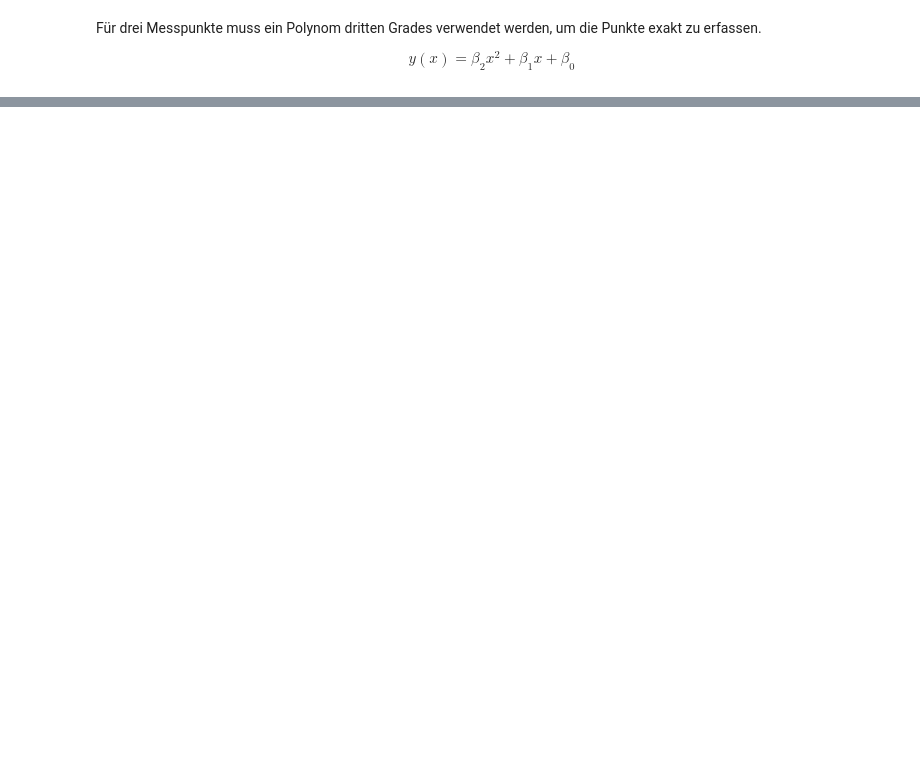
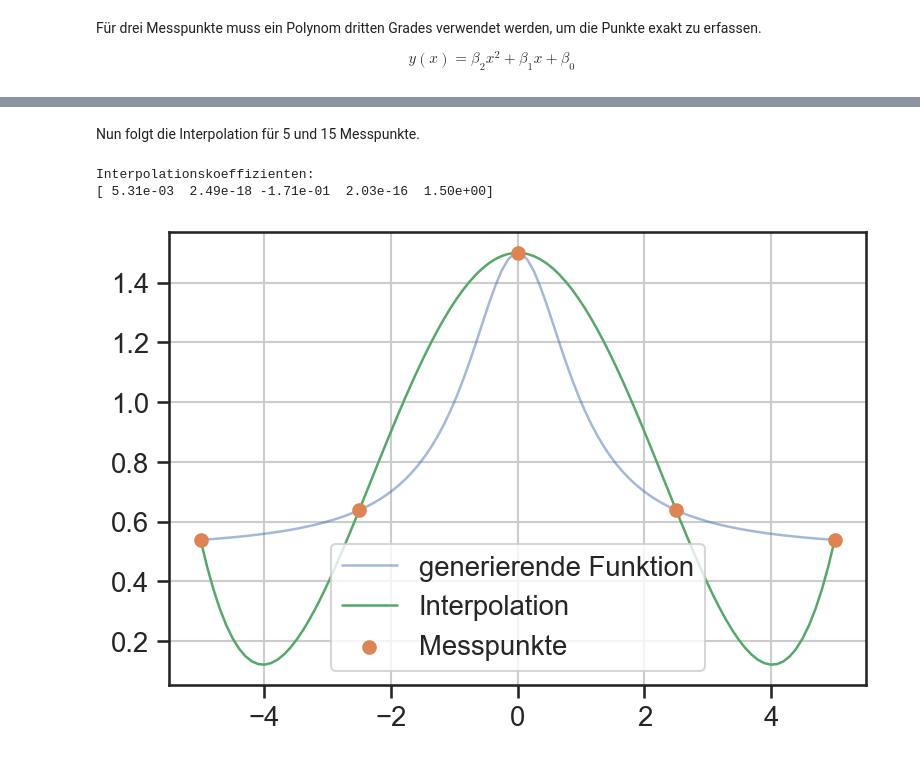
Before and after one commit to lu-kas/Vorlesung_Ingenieurinformatik, a Jupyter notebook: Content/Script/03_datenanalyse/0331_interpolation.ipynb, the cells around one changed output, grey strips where cells are left out. Saved outputs shown, nothing was run; the diff lists cells and outputs as text; code cells hidden in the pictures; blank space fills up the shorter version.

Commit message:
poly interpolation finished

```diff
--- a/Content/Script/03_datenanalyse/0331_interpolation.ipynb
+++ b/Content/Script/03_datenanalyse/0331_interpolation.ipynb
@@ -185,0 +225,29 @@ plt.grid();
+# %%
+def fnk(x):
+    return 0.5 + 1/(1+x**2)
+# %%
+xmin = -5
+xmax =  5
+x = np.linspace(xmin, xmax, 100)
+y = fnk(x)
+# %%
+n = 5
+xi = np.linspace(xmin, xmax, n)
+yi = fnk(xi)
+# %% [markdown]
+Nun folgt die Interpolation für 5 und 15 Messpunkte.
+# %%
+P = np.polyfit(xi, yi, n-1)
+print("Interpolationskoeffizienten:")
+print(P)
+# %% [output]
+Interpolationskoeffizienten:
+[ 5.31e-03  2.49e-18 -1.71e-01  2.03e-16  1.50e+00]
+# %%
+plt.plot(x, y, color='C0', alpha=0.5, label='generierende Funktion')
+plt.plot(x, np.polyval(P, x), color='C2', label='Interpolation')
+plt.scatter(xi, yi, color='C1', label='Messpunkte', zorder=3)
+plt.legend()
+plt.grid();
+# %% [output]
+[figure, added]
```
Also changed, not shown: parts of 16 cells of this notebook.
